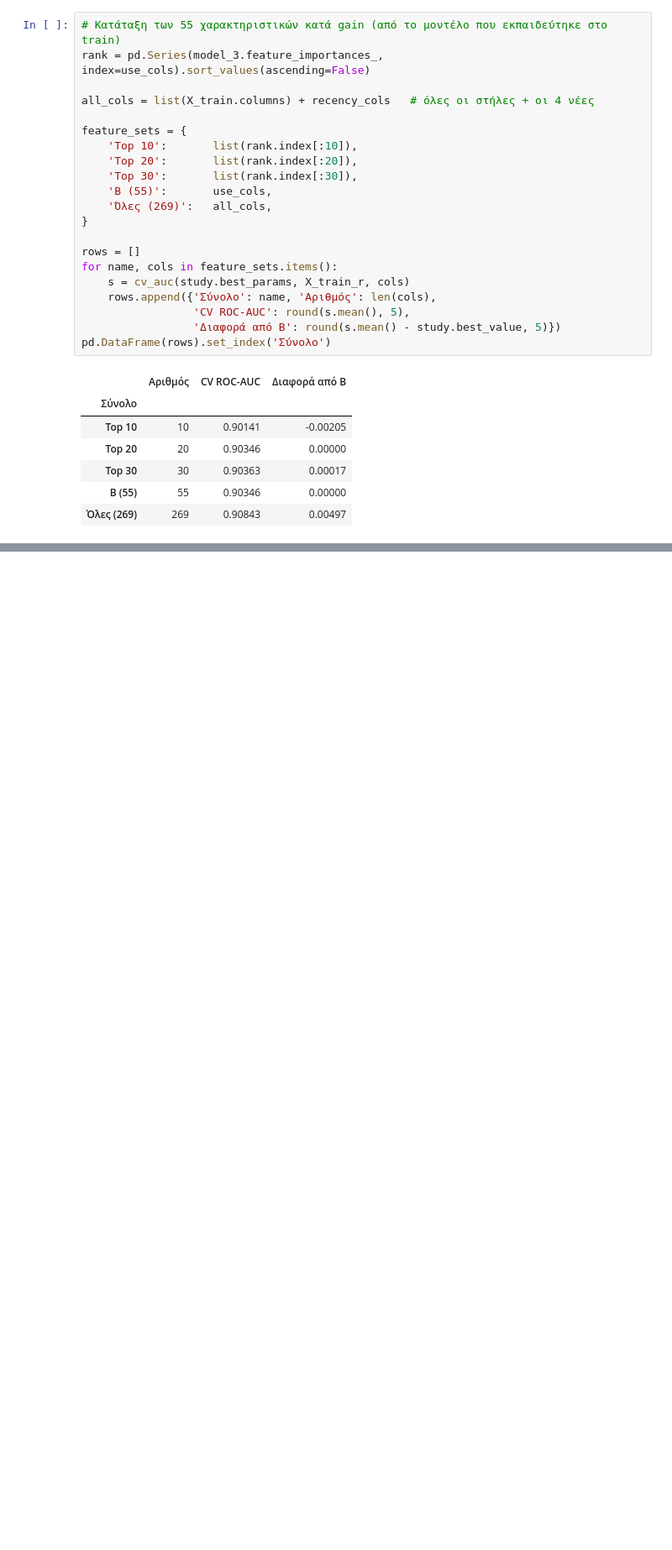
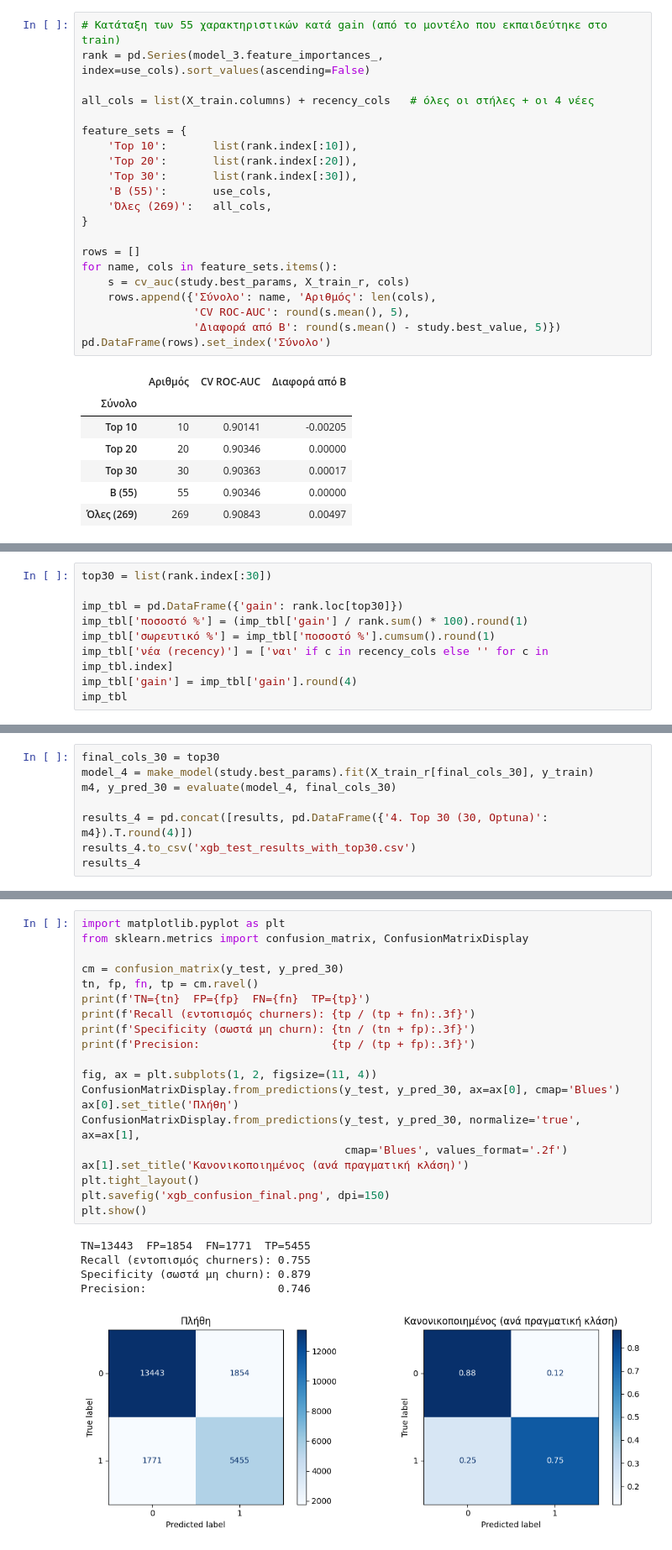
Before and after one commit to mariapourgianou/thesis-churn-prediction, a Jupyter notebook: XGBoost Optuna.ipynb, the cells around one changed output, grey strips where cells are left out. Shown at 84% size. Saved outputs shown, nothing was run; the diff lists cells and outputs as text; blank space fills up the shorter version.

```diff
--- a/XGBoost Optuna.ipynb
+++ b/XGBoost Optuna.ipynb
@@ -403,0 +441,9 @@ pd.DataFrame(rows).set_index('Σύνολο')
+# %%
+top30 = list(rank.index[:30])
+
+imp_tbl = pd.DataFrame({'gain': rank.loc[top30]})
+imp_tbl['ποσοστό %'] = (imp_tbl['gain'] / rank.sum() * 100).round(1)
+imp_tbl['σωρευτικό %'] = imp_tbl['ποσοστό %'].cumsum().round(1)
+imp_tbl['νέα (recency)'] = ['ναι' if c in recency_cols else '' for c in imp_tbl.index]
+imp_tbl['gain'] = imp_tbl['gain'].round(4)
+imp_tbl
@@ -403,0 +505,8 @@ pd.DataFrame(rows).set_index('Σύνολο')
+# %%
+final_cols_30 = top30
+model_4 = make_model(study.best_params).fit(X_train_r[final_cols_30], y_train)
+m4, y_pred_30 = evaluate(model_4, final_cols_30)
+
+results_4 = pd.concat([results, pd.DataFrame({'4. Top 30 (30, Optuna)': m4}).T.round(4)])
+results_4.to_csv('xgb_test_results_with_top30.csv')
+results_4
@@ -403,0 +525,26 @@ pd.DataFrame(rows).set_index('Σύνολο')
+# %%
+import matplotlib.pyplot as plt
+from sklearn.metrics import confusion_matrix, ConfusionMatrixDisplay
+
+cm = confusion_matrix(y_test, y_pred_30)
+tn, fp, fn, tp = cm.ravel()
+print(f'TN={tn}  FP={fp}  FN={fn}  TP={tp}')
+print(f'Recall (εντοπισμός churners): {tp / (tp + fn):.3f}')
+print(f'Specificity (σωστά μη churn): {tn / (tn + fp):.3f}')
+print(f'Precision:                    {tp / (tp + fp):.3f}')
+
+fig, ax = plt.subplots(1, 2, figsize=(11, 4))
+ConfusionMatrixDisplay.from_predictions(y_test, y_pred_30, ax=ax[0], cmap='Blues')
+ax[0].set_title('Πλήθη')
+ConfusionMatrixDisplay.from_predictions(y_test, y_pred_30, normalize='true', ax=ax[1],
+                                        cmap='Blues', values_format='.2f')
+ax[1].set_title('Κανονικοποιημένος (ανά πραγματική κλάση)')
+plt.tight_layout()
+plt.savefig('xgb_confusion_final.png', dpi=150)
+plt.show()
+# %% [output]
+TN=13443  FP=1854  FN=1771  TP=5455
+Recall (εντοπισμός churners): 0.755
+Specificity (σωστά μη churn): 0.879
+Precision:                    0.746
+[figure, added]
```
Also changed, not shown: parts of 17 cells of this notebook, 1 other file.
